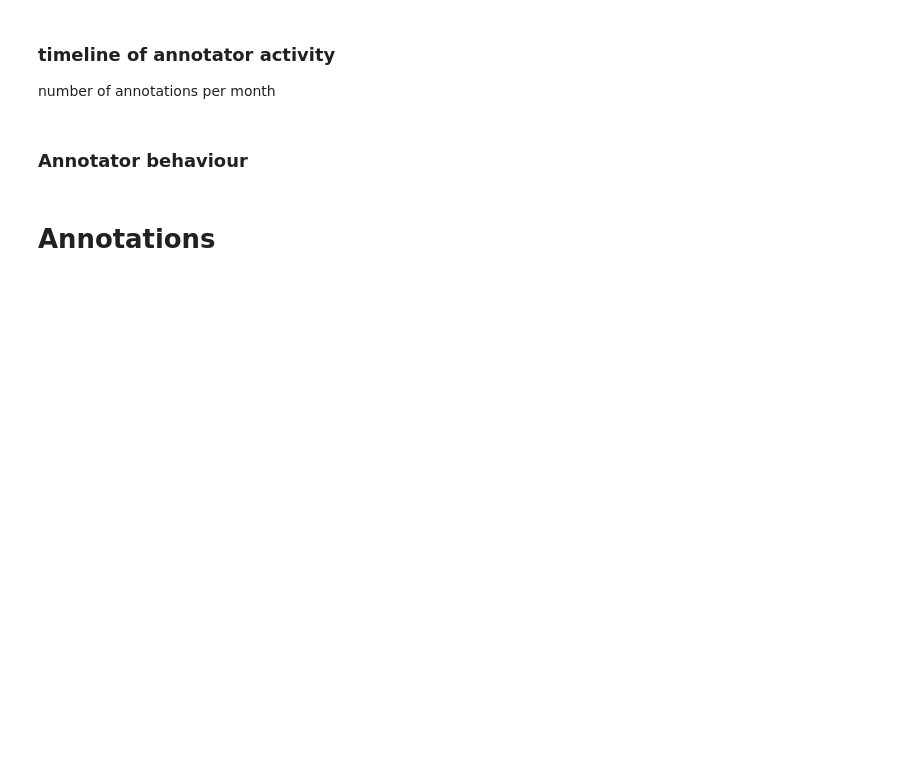
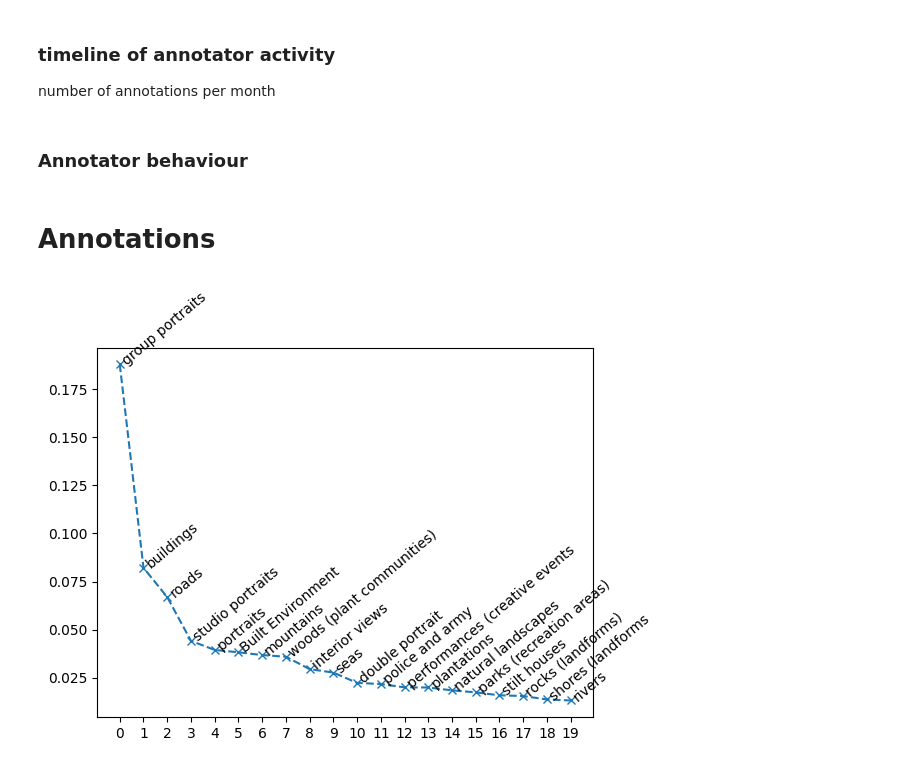
Before and after one commit to valevo/TagThePicture_data, a Jupyter notebook: examples/annotations.ipynb, the cells around one changed output. Drawn from its saved outputs; the diff is of its cells as text; code cells hidden in the pictures; blank space fills up the shorter version.

```diff
--- a/examples/annotations.ipynb
+++ b/examples/annotations.ipynb
@@ -56,3 +56,17 @@ for ann_ID, anno_c in zip(anno_counts.index, anno_counts):
     plt.plot(to_dist(cur_term_counts).loc[global_top_ten.index].values, ".")
 # %% [markdown]
 # Annotations
+# %%
+anns_thes = get_thesaurus(sorted(anns.termIdentifier.unique()))
+english = anns_thes[anns_thes.altLabelLanguage == "en"]
+# %%
+label_counts = anns.merge(english, left_on="termIdentifier", right_index=True, how="left").altLabel.value_counts()
+label_counts = label_counts/label_counts.sum()
+sub_counts = label_counts.iloc[:20]
+
+plt.plot(sub_counts, "x--")
+for i, (l, c) in enumerate(sub_counts.items()):
+    plt.annotate(l, (i, c), rotation=40)
+_=plt.xticks(range(20), range(20))
+# %% [output]
+[figure, added]
```
Also changed, not shown: parts of 7 cells of this notebook, 6 other files.
